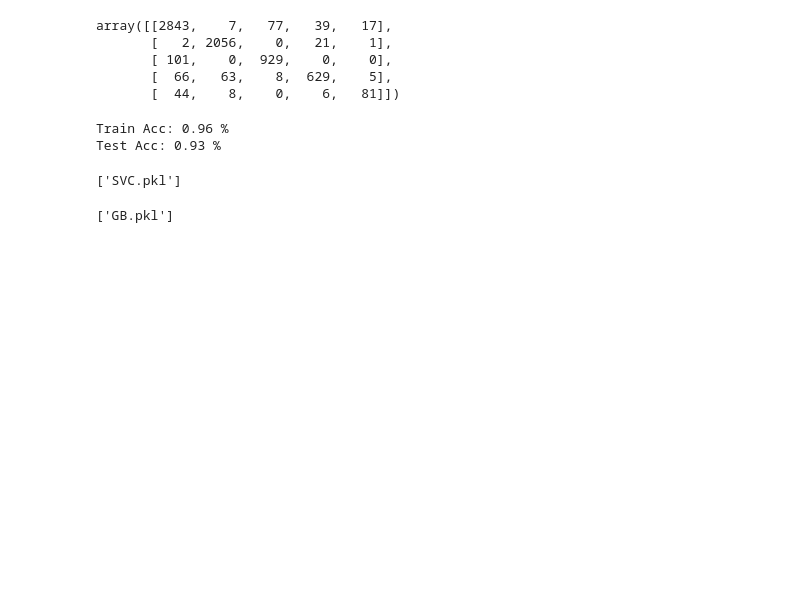
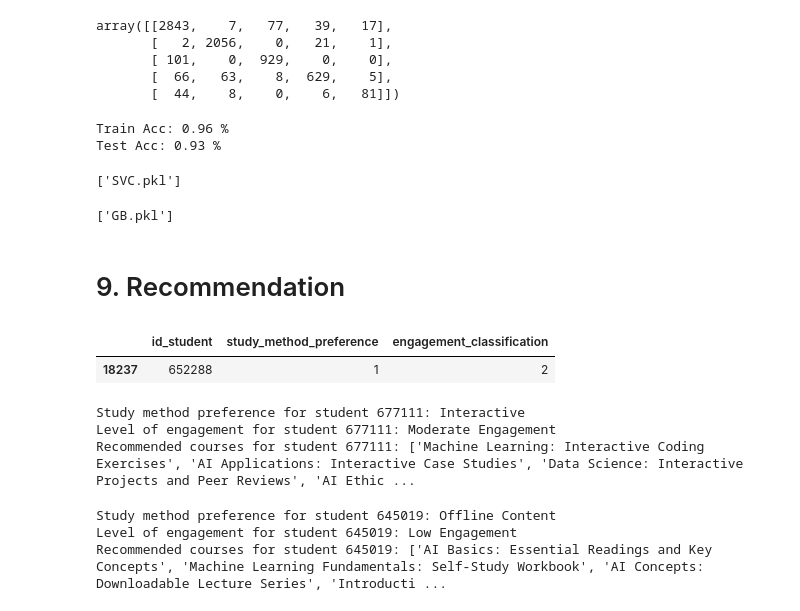
Before and after one commit to Namansh0660/BA_Hackathon, a Jupyter notebook: notebook/notebook.ipynb, the cells around one changed output. Drawn from its saved outputs; the diff is of its cells as text; code cells hidden in the pictures; blank space fills up the shorter version.

```diff
--- a/notebook/notebook.ipynb
+++ b/notebook/notebook.ipynb
@@ -100,14 +100,17 @@ import seaborn as sns
 # 2.1 Merging Data
 We need to merge these dataframes before performing analysis and feature engineering, we are dealing with 7 different tables and joinning them using a combosite key.
 # %%
+import os
+# Define the base path to the raw data directory
+data_dir = '../data/raw/'
 # Load datasets
-studentRegistration = pd.read_csv('studentRegistration.csv')
-studentInfo = pd.read_csv('studentInfo.csv')
-studentVle = pd.read_csv('studentVle.csv')
-studentAssessment = pd.read_csv('studentAssessment.csv')
-courses = pd.read_csv('courses.csv')
-vle = pd.read_csv('vle.csv')
-assessments = pd.read_csv('assessments.csv')
+studentRegistration = pd.read_csv(os.path.join(data_dir, 'studentRegistration.csv'))
+studentInfo = pd.read_csv(os.path.join(data_dir, 'studentInfo.csv'))
+studentVle = pd.read_csv(os.path.join(data_dir, 'studentVle.csv'))
+studentAssessment = pd.read_csv(os.path.join(data_dir, 'studentAssessment.csv'))
+courses = pd.read_csv(os.path.join(data_dir, 'courses.csv'))
+vle = pd.read_csv(os.path.join(data_dir, 'vle.csv'))
+assessments = pd.read_csv(os.path.join(data_dir, 'assessments.csv'))
 # %% [markdown]
 ### 2.1.1 Merge student-related tables
 
@@ -1786,3 +1789,5 @@ joblib.dump(gb_model, 'GB.pkl')
 # %%
 data = pd.concat([df,ids], axis=1)
 data.to_csv("data.csv")
+# %% [markdown]
+# 9. Recommendation
@@ -1788,0 +1887,35 @@ data.to_csv("data.csv")
+# %%
+data.sample(1)[["id_student","study_method_preference","engagement_classification"]]
+# %% [output]
+|  | id_student | study_method_preference | engagement_classification |
+| 18237 | 652288 | 1 | 2 |
+# %%
+# Get recommendations for a student
+student_id = 677111
+
+recommendations, study_method, engegement = recommend_learning_path(student_id)
+study_method = return_map_to_original_preference(study_method)
+engegement = return_map_to_original_engagement(engegement)
+
+print(f"Study method preference for student {student_id}: {study_method}")
+print(f"Level of engagement for student {student_id}: {engegement}")
+print(f"Recommended courses for student {student_id}: {recommendations}")
+# %% [output]
+Study method preference for student 677111: Interactive
+Level of engagement for student 677111: Moderate Engagement
+Recommended courses for student 677111: ['Machine Learning: Interactive Coding Exercises', 'AI Applications: Interactive Case Studies', 'Data Science: Interactive Projects and Peer Reviews', 'AI Ethic ...
+# %%
+# Get recommendations for a student
+student_id = 645019
+
+recommendations, study_method, engegement = recommend_learning_path(student_id)
+study_method = return_map_to_original_preference(study_method)
+engegement = return_map_to_original_engagement(engegement)
+
+print(f"Study method preference for student {student_id}: {study_method}")
+print(f"Level of engagement for student {student_id}: {engegement}")
+print(f"Recommended courses for student {student_id}: {recommendations}")
+# %% [output]
+Study method preference for student 645019: Offline Content
+Level of engagement for student 645019: Low Engagement
+Recommended courses for student 645019: ['AI Basics: Essential Readings and Key Concepts', 'Machine Learning Fundamentals: Self-Study Workbook', 'AI Concepts: Downloadable Lecture Series', 'Introducti ...
```
Also changed, not shown: parts of 3 cells of this notebook.
